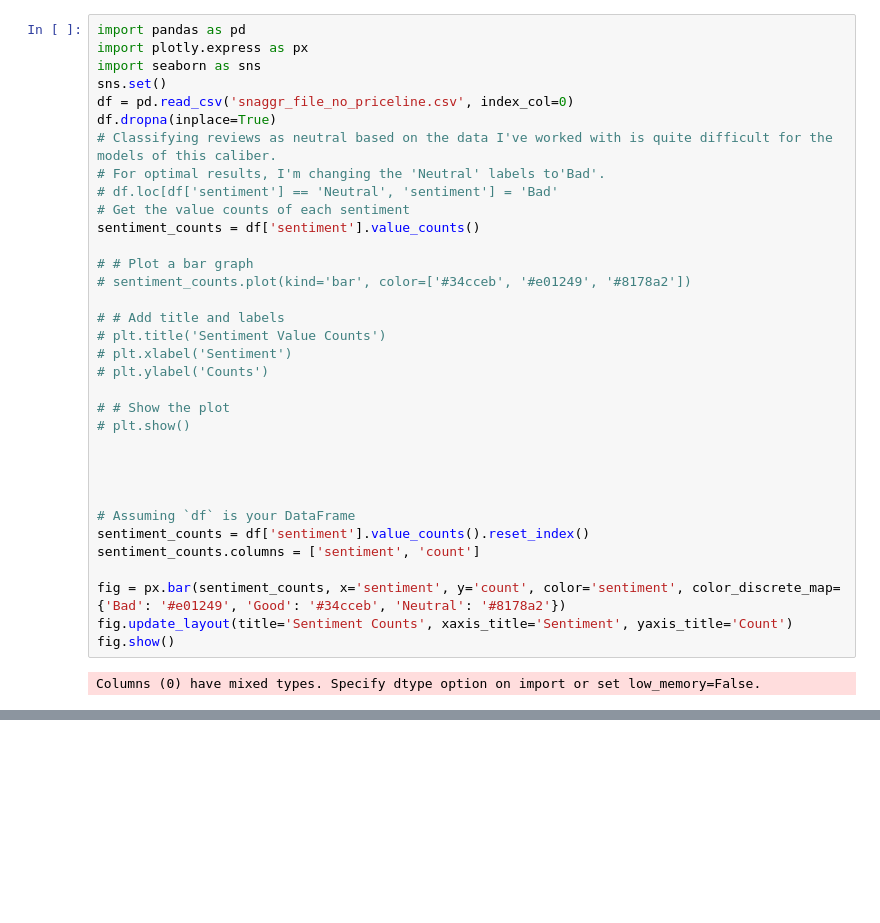
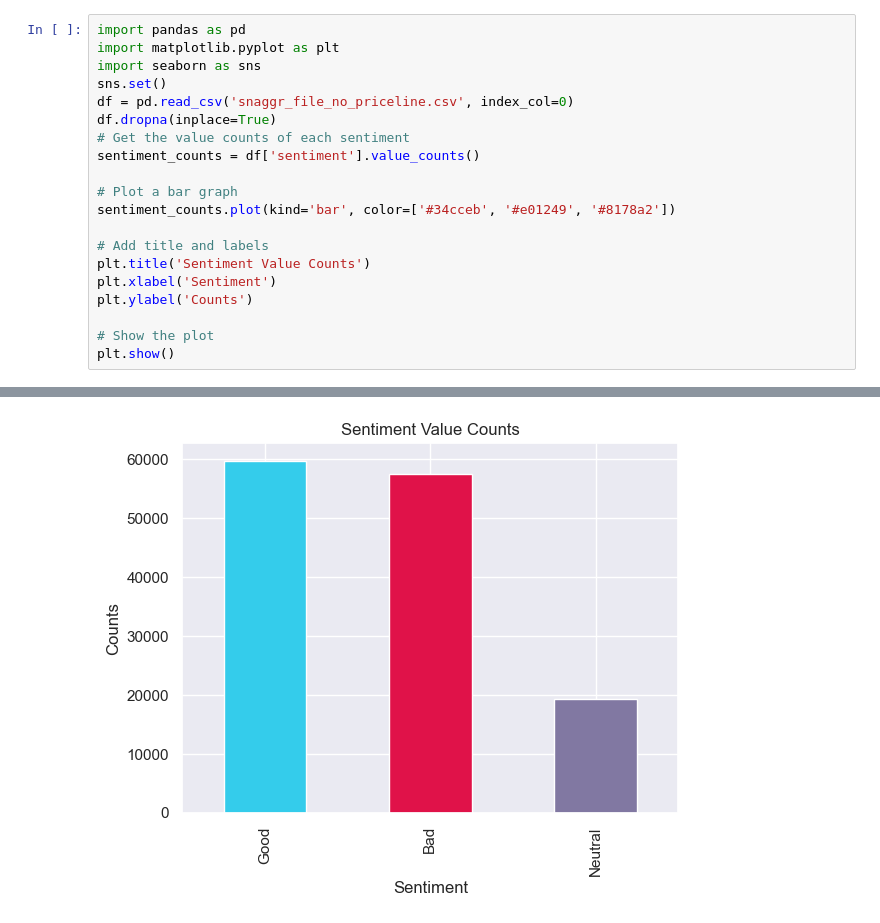
Before and after one commit to Starblastr/NLPNeuralNetworks, a Jupyter notebook: Recurrent Neural Network Sentiment Analysis 88% Accuracy.ipynb, the cells around one changed output, grey strips where cells are left out. Cells and saved outputs as stored; diff of their text form; blank space fills up the shorter version.

Commit message:
change to matplotlib graphs

```diff
--- a/Recurrent Neural Network Sentiment Analysis 88% Accuracy.ipynb
+++ b/Recurrent Neural Network Sentiment Analysis 88% Accuracy.ipynb
@@ -1,36 +1,21 @@
 # %%
 import pandas as pd
-import plotly.express as px
+import matplotlib.pyplot as plt
 import seaborn as sns
 sns.set()
 df = pd.read_csv('snaggr_file_no_priceline.csv', index_col=0)
 df.dropna(inplace=True)
-# Classifying reviews as neutral based on the data I've worked with is quite difficult for the models of this caliber.
-# For optimal results, I'm changing the 'Neutral' labels to'Bad'.
-# df.loc[df['sentiment'] == 'Neutral', 'sentiment'] = 'Bad'
 # Get the value counts of each sentiment
 sentiment_counts = df['sentiment'].value_counts()
 
-# # Plot a bar graph
-# sentiment_counts.plot(kind='bar', color=['#34cceb', '#e01249', '#8178a2'])
+# Plot a bar graph
+sentiment_counts.plot(kind='bar', color=['#34cceb', '#e01249', '#8178a2'])
 
-# # Add title and labels
-# plt.title('Sentiment Value Counts')
-# plt.xlabel('Sentiment')
-# plt.ylabel('Counts')
+# Add title and labels
+plt.title('Sentiment Value Counts')
+plt.xlabel('Sentiment')
+plt.ylabel('Counts')
 
-# # Show the plot
-# plt.show()
-
-
-
-
-# Assuming `df` is your DataFrame
-sentiment_counts = df['sentiment'].value_counts().reset_index()
-sentiment_counts.columns = ['sentiment', 'count']
-
-fig = px.bar(sentiment_counts, x='sentiment', y='count', color='sentiment', color_discrete_map={'Bad': '#e01249', 'Good': '#34cceb', 'Neutral': '#8178a2'})
-fig.update_layout(title='Sentiment Counts', xaxis_title='Sentiment', yaxis_title='Count')
-fig.show()
+# Show the plot
+plt.show()
 # %% [output]
-Columns (0) have mixed types. Specify dtype option on import or set low_memory=False.
@@ -38,3 +22,4 @@ Columns (0) have mixed types. Specify dtype option on import or set low_memory=F
+[figure, added]
 # %%
 import pandas as pd
 from sklearn.model_selection import train_test_split
```
Also changed, not shown: parts of 5 cells of this notebook.
